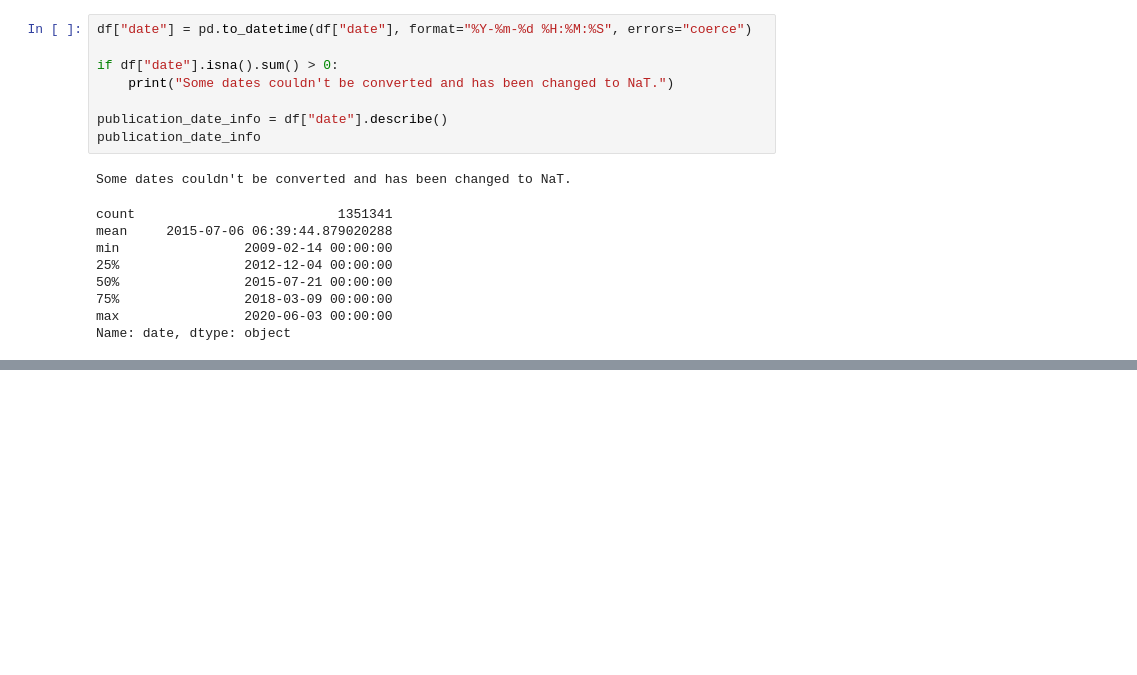
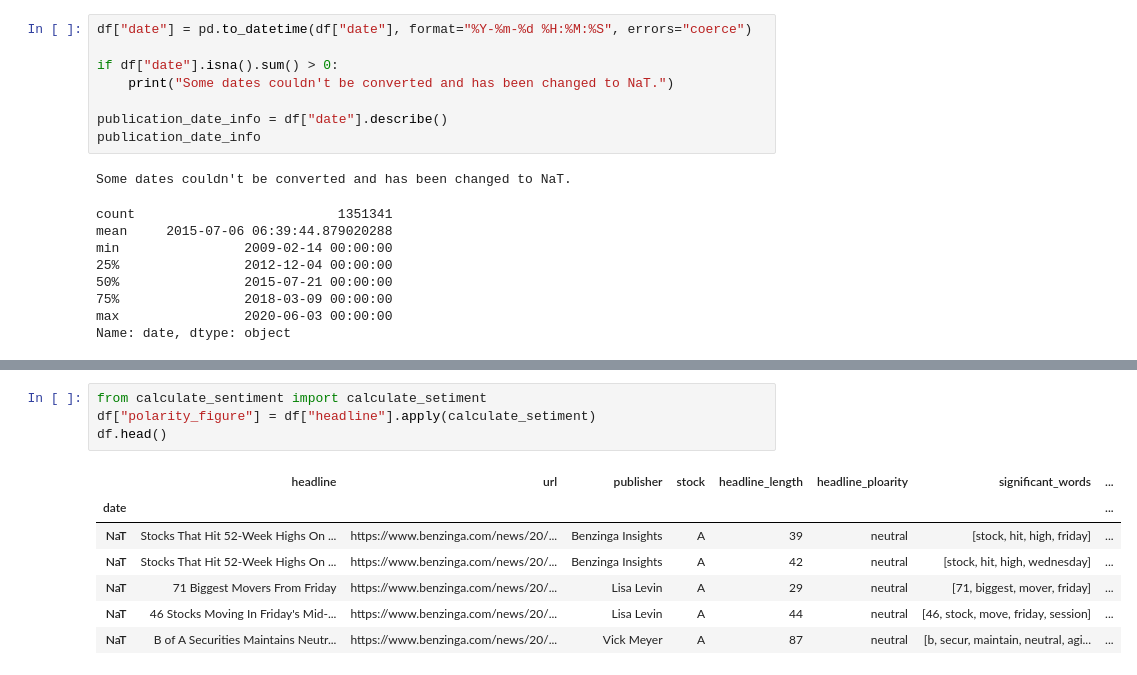
Before and after one commit to codeWithKal/KAIM-week-1-challenge, a Jupyter notebook: notebooks/Descripting_Analysis.ipynb, the cells around one changed output, grey strips where cells are left out. Saved outputs shown, nothing was run; the diff lists cells and outputs as text; blank space fills up the shorter version.

```diff
--- a/notebooks/Descripting_Analysis.ipynb
+++ b/notebooks/Descripting_Analysis.ipynb
@@ -91,0 +119,12 @@ Name: date, dtype: object
+# %%
+from calculate_sentiment import calculate_setiment
+df["polarity_figure"] = df["headline"].apply(calculate_setiment)
+df.head()
+# %% [output]
+|  | headline | url | publisher | stock | headline_length | headline_ploarity | significant_words | ... |
+| date |  |  |  |  |  |  |  | ... |
+| NaT | Stocks That Hit 52-Week Highs On ... | https://www.benzinga.com/news/20/... | Benzinga Insights | A | 39 | neutral | [stock, hit, high, friday] | ... |
+| NaT | Stocks That Hit 52-Week Highs On ... | https://www.benzinga.com/news/20/... | Benzinga Insights | A | 42 | neutral | [stock, hit, high, wednesday] | ... |
+| NaT | 71 Biggest Movers From Friday | https://www.benzinga.com/news/20/... | Lisa Levin | A | 29 | neutral | [71, biggest, mover, friday] | ... |
+| NaT | 46 Stocks Moving In Friday's Mid-... | https://www.benzinga.com/news/20/... | Lisa Levin | A | 44 | neutral | [46, stock, move, friday, session] | ... |
+| NaT | B of A Securities Maintains Neutr... | https://www.benzinga.com/news/20/... | Vick Meyer | A | 87 | neutral | [b, secur, maintain, neutral, agi... | ... |
```
Also changed, not shown: parts of 18 cells of this notebook.
